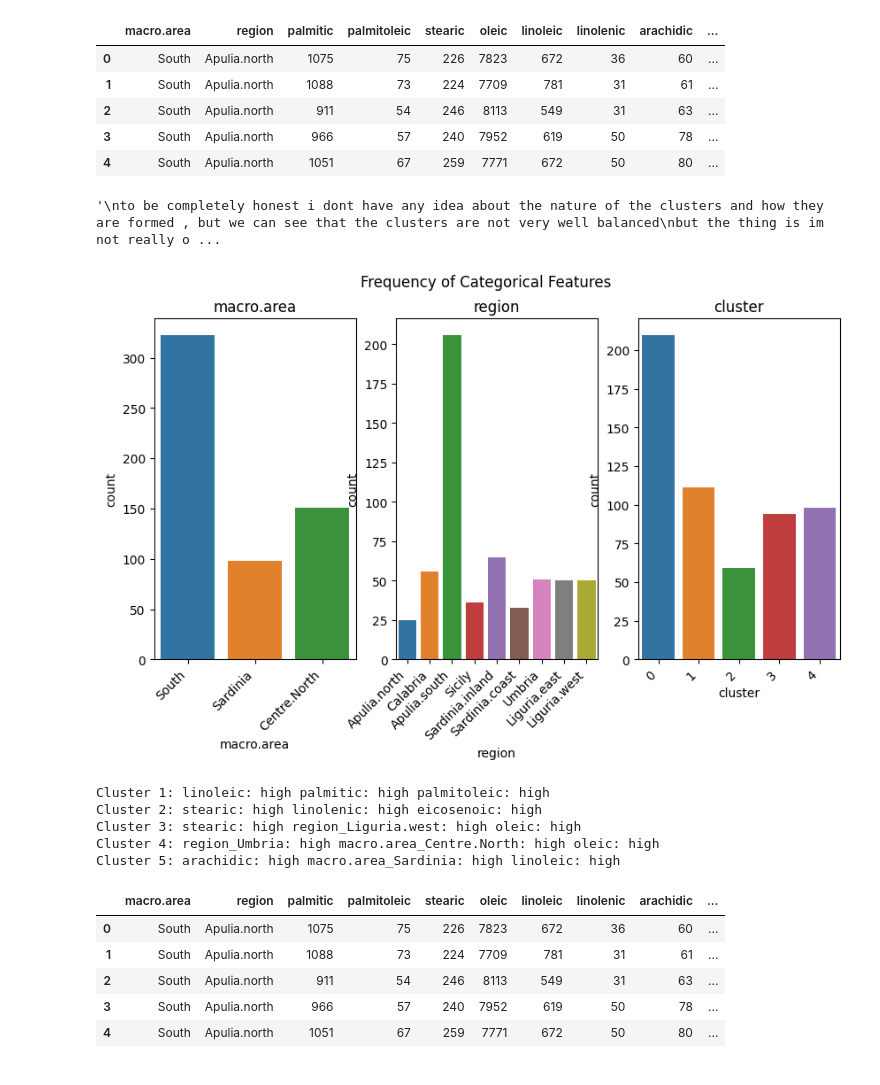
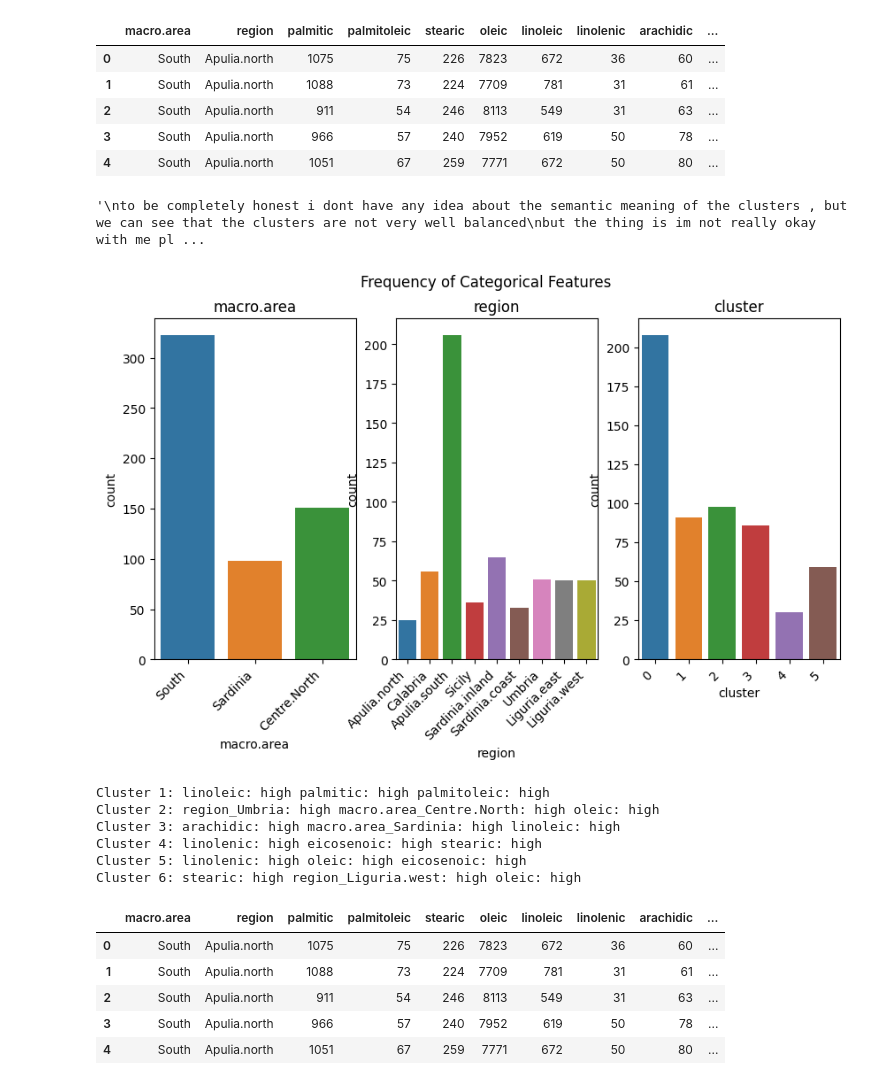
Before and after one commit to SyntaxSinner/kmeans_clustering, a Jupyter notebook: k_means_clustering.ipynb, the cells around one changed output. Saved outputs shown, nothing was run; the diff lists cells and outputs as text; code cells hidden in the pictures.

```diff
--- a/k_means_clustering.ipynb
+++ b/k_means_clustering.ipynb
@@ -120,7 +120,7 @@ import numpy as np
 range_n_clusters = [2, 3, 4, 5, 6, 7, 8, 9, 10]
 sse = []
 for n_clusters in range_n_clusters:
-    kmeans = KMeans(n_clusters=n_clusters, random_state=42)
+    kmeans = KMeans(n_clusters=n_clusters, random_state=42,n_init='auto')
     kmeans.fit(encoded_df)
     sse.append(kmeans.inertia_)
 plt.plot(range_n_clusters, sse)
@@ -129,8 +129,8 @@ plt.ylabel('Sum of squared distances')
 plt.title('Elbow Method')
 plt.show()
 """
-the elbow method helps us to find the optimal number of clusters for our dataset , we can see that the elbow is at 5 so we are going to go ahead and use 5 clusters
-the 5 represents the optimal number of clusters for k-means clustering on our dataset, the idea behind the elbow method is that as the number of clusters increases,
+the elbow method helps us to find the optimal number of clusters for our dataset , we can see that the elbow is at 5 so we are going to go ahead and use 6 clusters
+the 6 represents the optimal number of clusters for k-means clustering on our dataset, the idea behind the elbow method is that as the number of clusters increases,
 The SSE value will decrease (sum squared error) at some point the rate of decrease will start to slow down and this point is the elbow point.creating a visualization like this
 which kinda looks like an elbow bro which is kinda interesting id say
 """
@@ -140,6 +140,6 @@ which kinda looks like an elbow bro which is kinda interesting id say
 # %%
-optimal_n_clusters=5 #we are going to use 5 clusters for our k-means clustering algorithm according to
-kmeans = KMeans(n_clusters=optimal_n_clusters, random_state=42)
+optimal_n_clusters=6 #we are going to use 6 clusters for our k-means clustering algorithm according to
+kmeans = KMeans(n_clusters=optimal_n_clusters, random_state=42,n_init='auto')
 kmeans.fit(encoded_df)
 labels = kmeans.labels_
 # %%
@@ -167,20 +167,20 @@ train.head()
 # %%
 categorical_features = ['macro.area', 'region', 'cluster']
 fig, axs = plt.subplots(ncols=3, figsize=(10, 5))
 for i, feature in enumerate(categorical_features):
     sns.countplot(x=feature, data=train, ax=axs[i])
     axs[i].set_title(feature)
     axs[i].set_xticklabels(axs[i].get_xticklabels(), rotation=45, ha='right')
 fig.suptitle('Frequency of Categorical Features')
 """
-to be completely honest i dont have any idea about the nature of the clusters and how they are formed , but we can see that the clusters are not very well balanced
+to be completely honest i dont have any idea about the semantic meaning of the clusters , but we can see that the clusters are not very well balanced
 but the thing is im not really okay with me plotting our target labels with class names that have no signifcance so im just going to analyze the mean feature
 values of each cluster and desribe them using adjectives , like if a cluster has high mean values for palmitic or stearic and archidic fatty acids then im just going to
 assign an adjectives which is compatible with these values to give it more meaning and significance
 """
 # %% [output]
-'\nto be completely honest i dont have any idea about the nature of the clusters and how they are formed , but we can see that the clusters are not very well balanced\nbut the thing is im not really o ...
+'\nto be completely honest i dont have any idea about the semantic meaning of the clusters , but we can see that the clusters are not very well balanced\nbut the thing is im not really okay with me pl ...
-[figure, old version]
+[figure, new version]
 # %%
 centroids = kmeans.cluster_centers_
 means = np.mean(encoded_df, axis=0)
@@ -195,10 +195,11 @@ for i in range(optimal_n_clusters):
     print(f"Cluster {i+1}: {' '.join(adjectives[i])}")
 # %% [output]
 Cluster 1: linoleic: high palmitic: high palmitoleic: high
-Cluster 2: stearic: high linolenic: high eicosenoic: high
-Cluster 3: stearic: high region_Liguria.west: high oleic: high
-Cluster 4: region_Umbria: high macro.area_Centre.North: high oleic: high
-Cluster 5: arachidic: high macro.area_Sardinia: high linoleic: high
+Cluster 2: region_Umbria: high macro.area_Centre.North: high oleic: high
+Cluster 3: arachidic: high macro.area_Sardinia: high linoleic: high
+Cluster 4: linolenic: high eicosenoic: high stearic: high
+Cluster 5: linolenic: high oleic: high eicosenoic: high
+Cluster 6: stearic: high region_Liguria.west: high oleic: high
 # %%
 train['cluster_adjectives'] = ''
 for i in range(len(train)):
```
Also changed, not shown: parts of 3 cells of this notebook.
